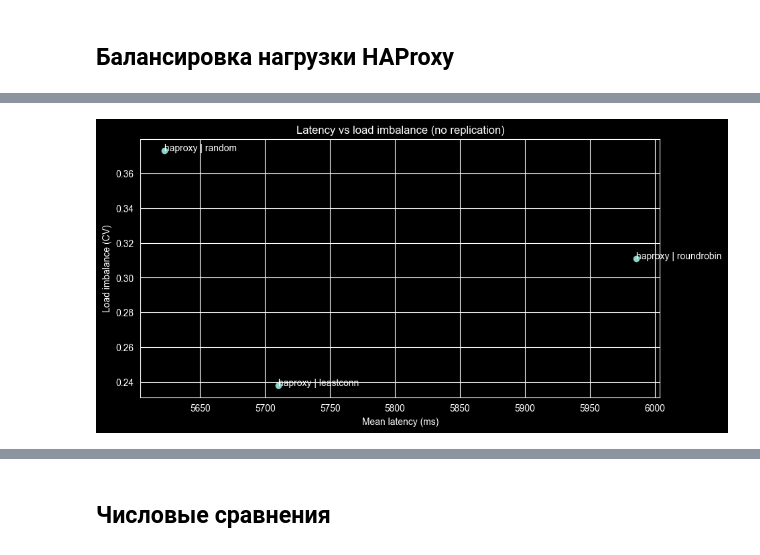
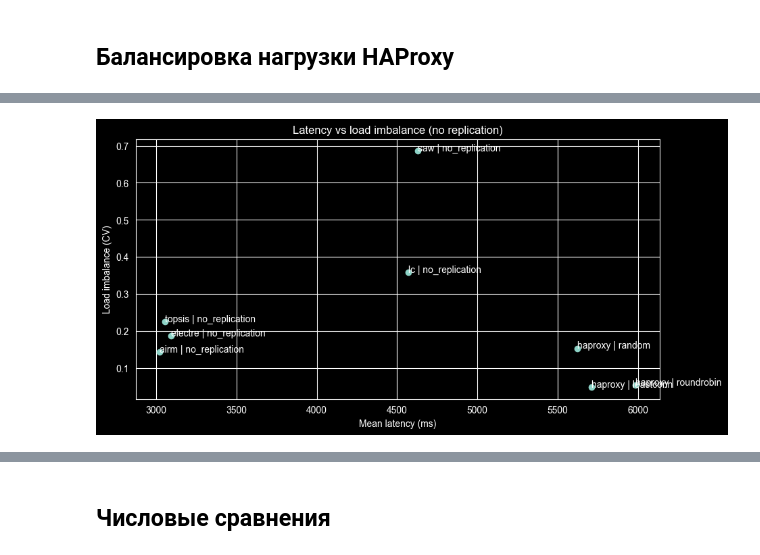
Before and after one commit to FluxBalancer/fluxbalancer-evaluation, a Jupyter notebook: src/analyze/eval_v3.ipynb, the cells around one changed output, grey strips where cells are left out. Saved outputs shown, nothing was run; the diff lists cells and outputs as text; code cells hidden in the pictures.

Commit message:
fix diagrams and calculations

```diff
--- a/src/analyze/eval_v3.ipynb
+++ b/src/analyze/eval_v3.ipynb
@@ -525,5 +512,5 @@ Length: 8, dtype: str
 # %%
-df_balancing_only = df_all[
+df_balancing = df_all[
     df_all["group"].isin(["balancer_only", "haproxy"])
 ].copy()
 
@@ -535,6 +522,16 @@ df_balancing_only["backend"] = (
     .astype("string")
     .fillna(df_balancing_only["winner_socket"])
 )
+
+df_balancing_only["backend_clean"] = (
+    df_balancing_only["backend"]
+    .astype(str)
+    .str.split("_")
+    .str[-1]
+    .str.replace("p", "", regex=False)
+)
+
+print(df_balancing_only[["backend", "backend_clean"]].head(20))
 # %% [output]
 Methods in df_balancing_only:
 ['airm | no_replication', 'electre | no_replication', 'haproxy | leastconn', 'haproxy | random', 'haproxy | roundrobin', 'lc | no_replication', 'saw | no_replication', 'topsis | no_replication']
@@ -603,0 +603,11 @@ Methods in socket_counts_balancing:
+# %%
+socket_counts_balancing = (
+    df_balancing_only
+    .dropna(subset=["backend_clean"])
+    .groupby(["method", "backend_clean"])
+    .size()
+    .reset_index(name="count")
+)
+
+print("Methods in socket_counts_balancing:")
+print(sorted(socket_counts_balancing["method"].unique()))
@@ -603,0 +617,9 @@ Methods in socket_counts_balancing:
+# %%
+imbalance = socket_counts_balancing.groupby("method")["count"].agg(
+    mean="mean",
+    std="std"
+)
+
+imbalance["cv"] = imbalance["std"] / imbalance["mean"]
+
+imbalance.sort_values("cv")
@@ -626,9 +681,0 @@ plt.show()
-# %%
-imbalance = socket_counts.groupby("method")["count"].agg(
-    mean="mean",
-    std="std"
-)
-
-imbalance["cv"] = imbalance["std"] / imbalance["mean"]
-
-imbalance.sort_values("cv")
@@ -652,22 +740,22 @@ plt.show()
 # %%
 lat_mean = (
-    df_balancing
+    df_balancing_only
     .groupby("method")["latency_ms"]
     .mean()
 )
 
 tradeoff = pd.concat([lat_mean, imbalance["cv"]], axis=1)
 
 plt.scatter(tradeoff["latency_ms"], tradeoff["cv"])
 
 for name, row in tradeoff.iterrows():
     plt.text(row["latency_ms"], row["cv"], name)
 
 plt.xlabel("Mean latency (ms)")
 plt.ylabel("Load imbalance (CV)")
 
 plt.title("Latency vs load imbalance (no replication)")
 
 plt.show()
 # %% [output]
-[figure, old version]
+[figure, new version]
```
Also changed, not shown: parts of 20 cells of this notebook.
